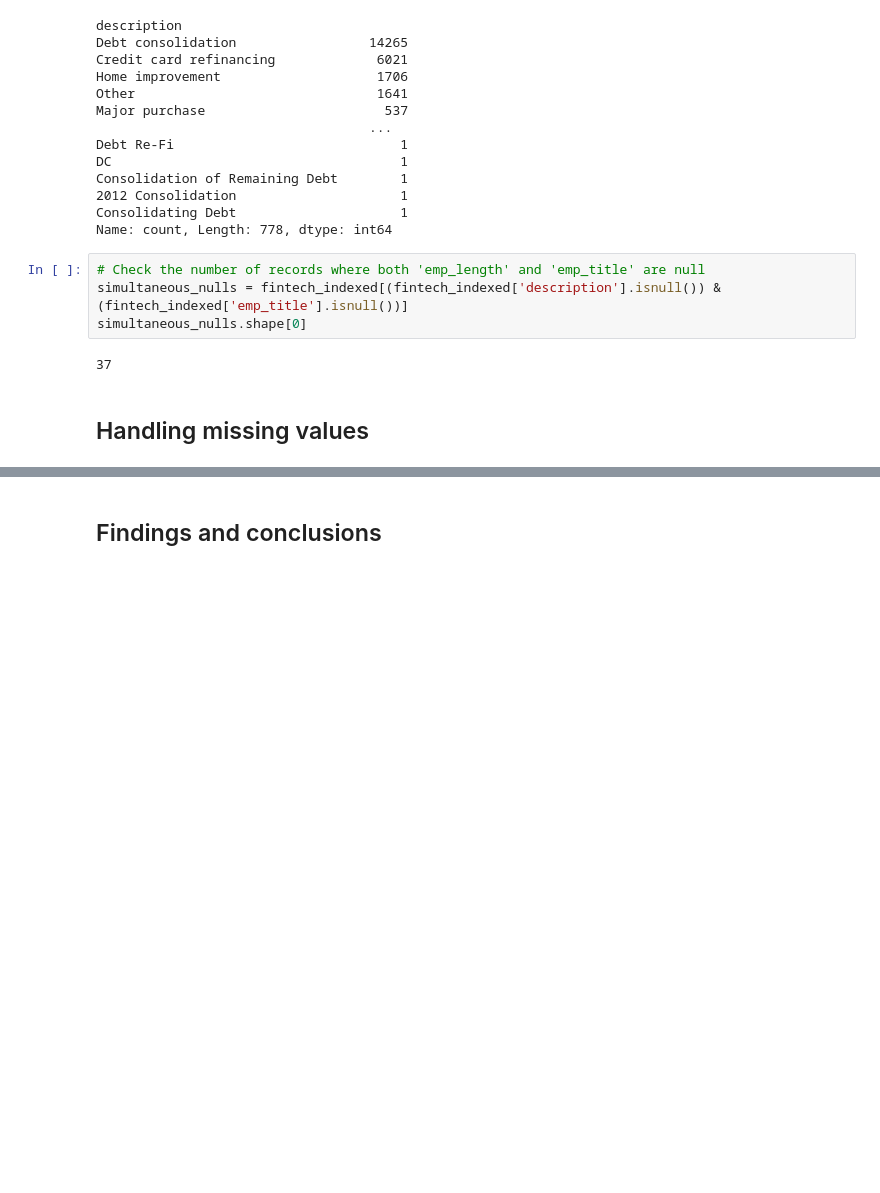
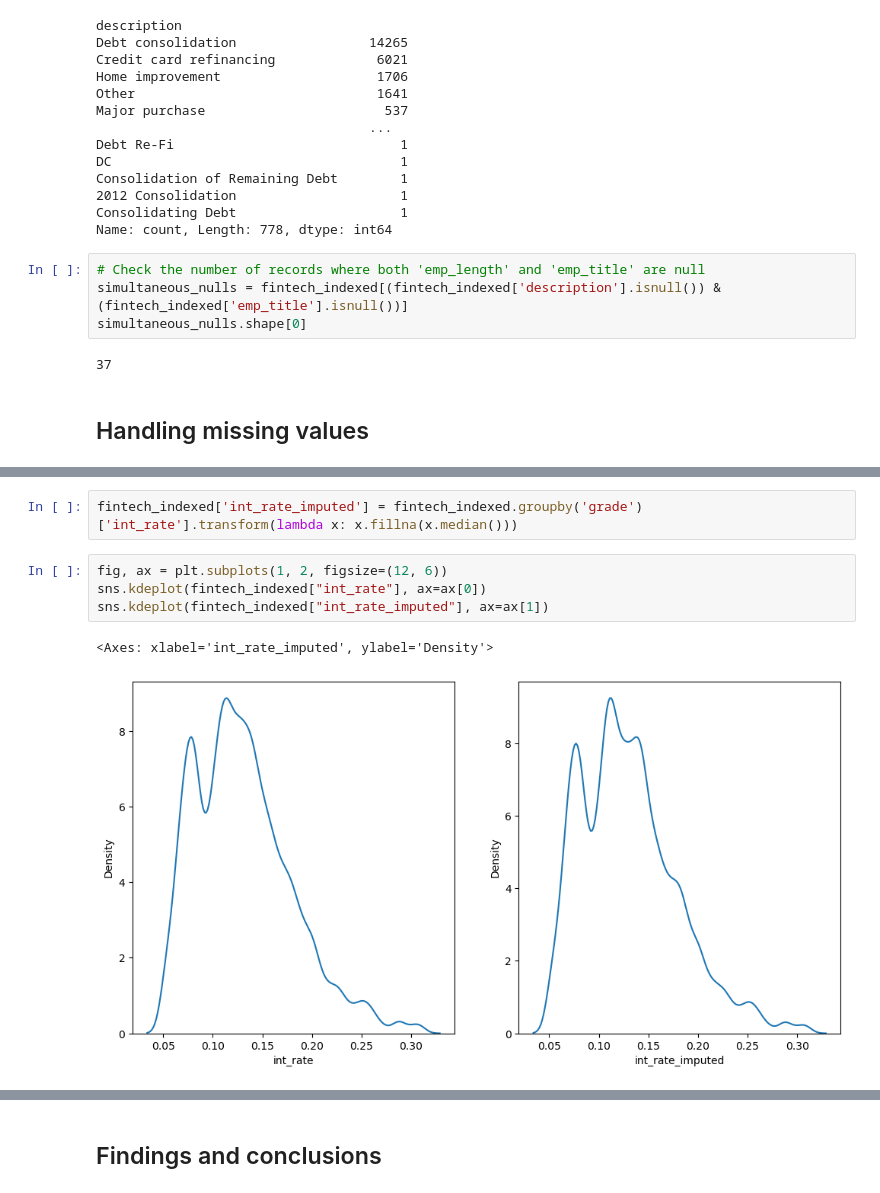
Before and after one commit to yasmeenel3sh/DataEngineeringProject, a Jupyter notebook: M1-template.ipynb, the cells around one changed output, grey strips where cells are left out. Drawn from its saved outputs; the diff is of its cells as text; blank space fills up the shorter version.

```diff
--- a/M1-template.ipynb
+++ b/M1-template.ipynb
@@ -813,0 +904,9 @@ simultaneous_nulls.shape[0]
+# %%
+fintech_indexed['int_rate_imputed'] = fintech_indexed.groupby('grade')['int_rate'].transform(lambda x: x.fillna(x.median()))
+# %%
+fig, ax = plt.subplots(1, 2, figsize=(12, 6))
+sns.kdeplot(fintech_indexed["int_rate"], ax=ax[0])
+sns.kdeplot(fintech_indexed["int_rate_imputed"], ax=ax[1])
+# %% [output]
+<Axes: xlabel='int_rate_imputed', ylabel='Density'>
+[figure, added]
```
Also changed, not shown: parts of 16 cells of this notebook.
